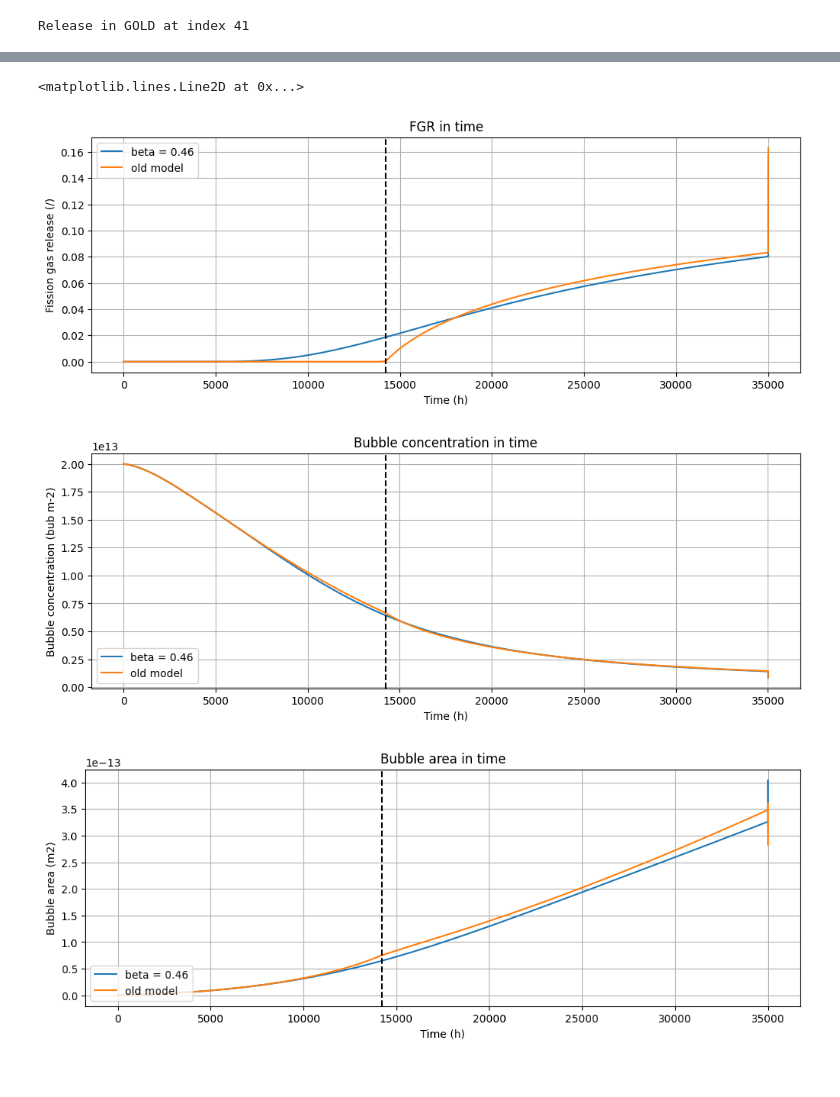
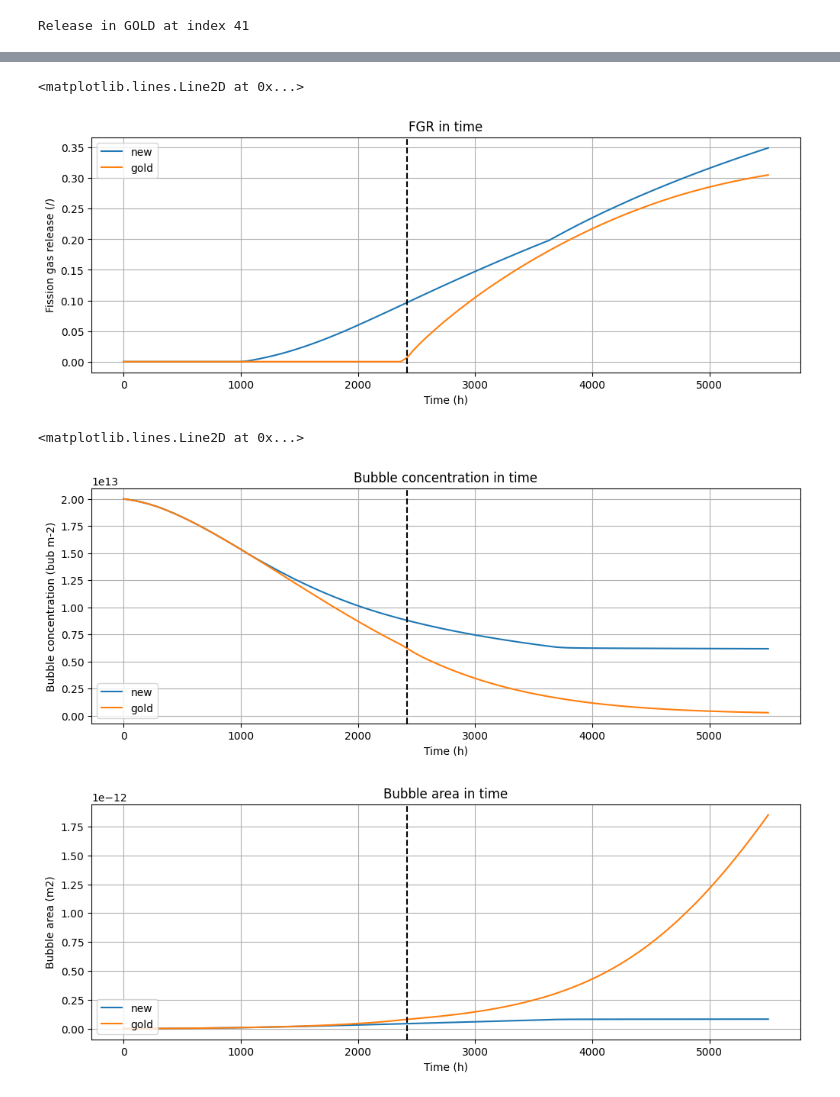
Before and after one commit to AaZz12/sciantix-official, a Jupyter notebook: regression/test_EC_White2004_4004-5/PlotOutputsSciantix.ipynb, the cells around one changed output, grey strips where cells are left out. Saved outputs shown, nothing was run; the diff lists cells and outputs as text; code cells hidden in the pictures.

```diff
--- a/regression/test_EC_White2004_4004-5/PlotOutputsSciantix.ipynb
+++ b/regression/test_EC_White2004_4004-5/PlotOutputsSciantix.ipynb
@@ -34,0 +10,10 @@ The old model and the gold output are the same
+# %%
+dataEC1 = pd.read_csv('output.txt', delimiter='\t')
+labelEC1= 'new'
+dataGOLD = pd.read_csv('output_gold.txt', delimiter='\t')
+labelGOLD= 'gold'
+
+data = [dataEC1, dataGOLD]
+labels = [labelEC1, labelGOLD]
+N = len(data[0])
+print(N)
@@ -35,3 +22,6 @@ The old model and the gold output are the same
+# %%
+for i in range(len(labels)):
+    data[i]['Release (at/m3)']=data[i]['Xe released (at/m3)']+data[i]['Kr released (at/m3)']
 # %%
 indexes = dataGOLD[dataGOLD['Intergranular fractional coverage (/)'] == 0.5].index
 indexrelease = indexes[0]
@@ -182,32 +172,21 @@ ax.grid(True)
 ax.axvline(x=dataGOLD['Time (h)'].iloc[indexrelease], color='black', linewidth=1.5, linestyle='--')
 # %% [output]
 <matplotlib.lines.Line2D at 0x...>
-[figure, old version]
+[figure, new version]
 # %%
 fig, ax = plt.subplots(1,1,figsize=(12, 4))
 
 for i in range(len(labels)):
     data[i].plot(x='Time (h)', y='Intergranular bubble concentration (bub/m2)', kind='line', label=labels[i], ax=ax)
 ax.set_xlabel('Time (h)')
 ax.set_ylabel('Bubble concentration (bub m-2)')
 ax.set_title('Bubble concentration in time')
 ax.legend(loc='lower left')
 ax.grid(True)
 ax.axvline(x=dataGOLD['Time (h)'].iloc[indexrelease], color='black', linewidth=1.5, linestyle='--')
-
-zoom = 'no'
-if zoom == 'yes':
-    axins = zoomed_inset_axes(ax, zoom=2, loc='upper right')  # Specify the zoom factor and location
-    for i in range(len(labels)):
-        data[i].plot(x='Time (h)', y='Intergranular bubble concentration (bub/m2)', kind='line', label=labels[i], ax=axins)
-    axins.set_xlim([1000,2000])
-    axins.set_ylim([0,1e13])
-    mark_inset(ax, axins, loc1=2, loc2=4, fc="none", ec="0.1")
-    axins.set_xticks([])
-    axins.set_yticks([])
-    axins.legend_.remove()
 # %% [output]
+<matplotlib.lines.Line2D at 0x...>
-[figure, old version]
+[figure, new version]
 # %%
 fig, ax = plt.subplots(1,1,figsize=(12, 4))
 
@@ -232,4 +211,4 @@ if zoom == 'yes':
     axins.set_yticks([])
     axins.legend_.remove()
 # %% [output]
-[figure, old version]
+[figure, new version]
```
Also changed, not shown: parts of 7 cells of this notebook, 40 other files.
